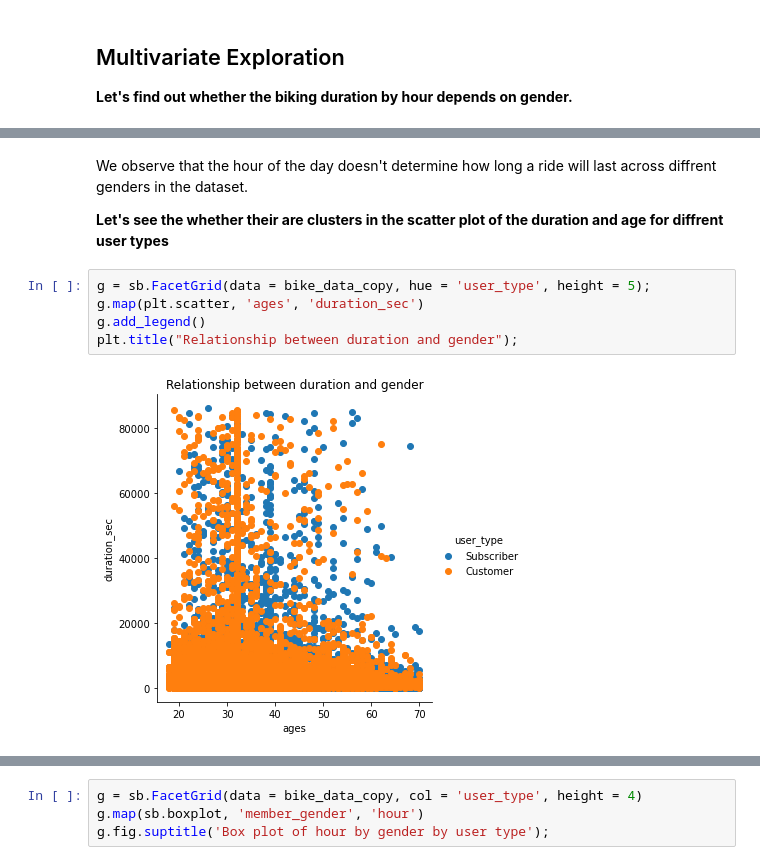
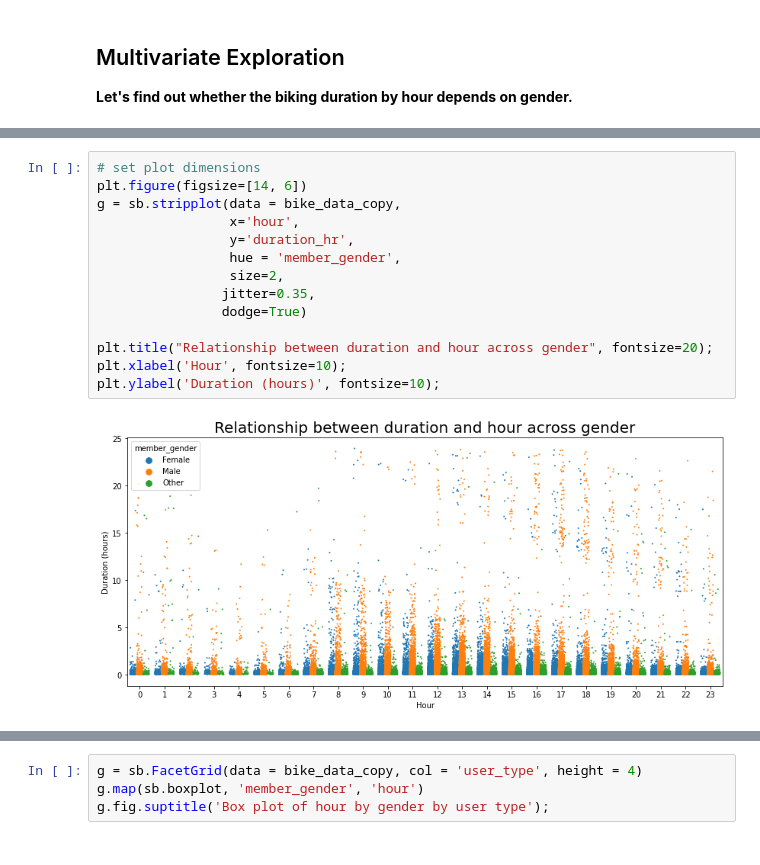
Before and after one commit to BuhariS/San-Fransisco-Bay-Area-Bike-Sharing-Investigation, a Jupyter notebook: Part_I_exploration_template.ipynb, the cells around one changed output, grey strips where cells are left out. Saved outputs shown, nothing was run; the diff lists cells and outputs as text.

```diff
--- a/Part_I_exploration_template.ipynb
+++ b/Part_I_exploration_template.ipynb
@@ -506,11 +508,16 @@ plt.title("Relationship between duration and hour across gender");
-# %% [markdown]
-We observe that the hour of the day doesn't determine how long a ride will last across diffrent genders in the dataset.
-
-**Let's see the whether their are clusters in the scatter plot of the duration and age for diffrent user types**
-# %%
-g = sb.FacetGrid(data = bike_data_copy, hue = 'user_type', height = 5);
-g.map(plt.scatter, 'ages', 'duration_sec')
-g.add_legend()
-plt.title("Relationship between duration and gender");
-# %% [output]
-[figure, removed]
+# %%
+# set plot dimensions
+plt.figure(figsize=[14, 6])
+g = sb.stripplot(data = bike_data_copy,
+                 x='hour',
+                 y='duration_hr',
+                 hue = 'member_gender',
+                 size=2,
+                jitter=0.35,
+                dodge=True)
+
+plt.title("Relationship between duration and hour across gender", fontsize=20);
+plt.xlabel('Hour', fontsize=10);
+plt.ylabel('Duration (hours)', fontsize=10);
+# %% [output]
+[figure, added]
```
Also changed, not shown: parts of 13 cells of this notebook.
